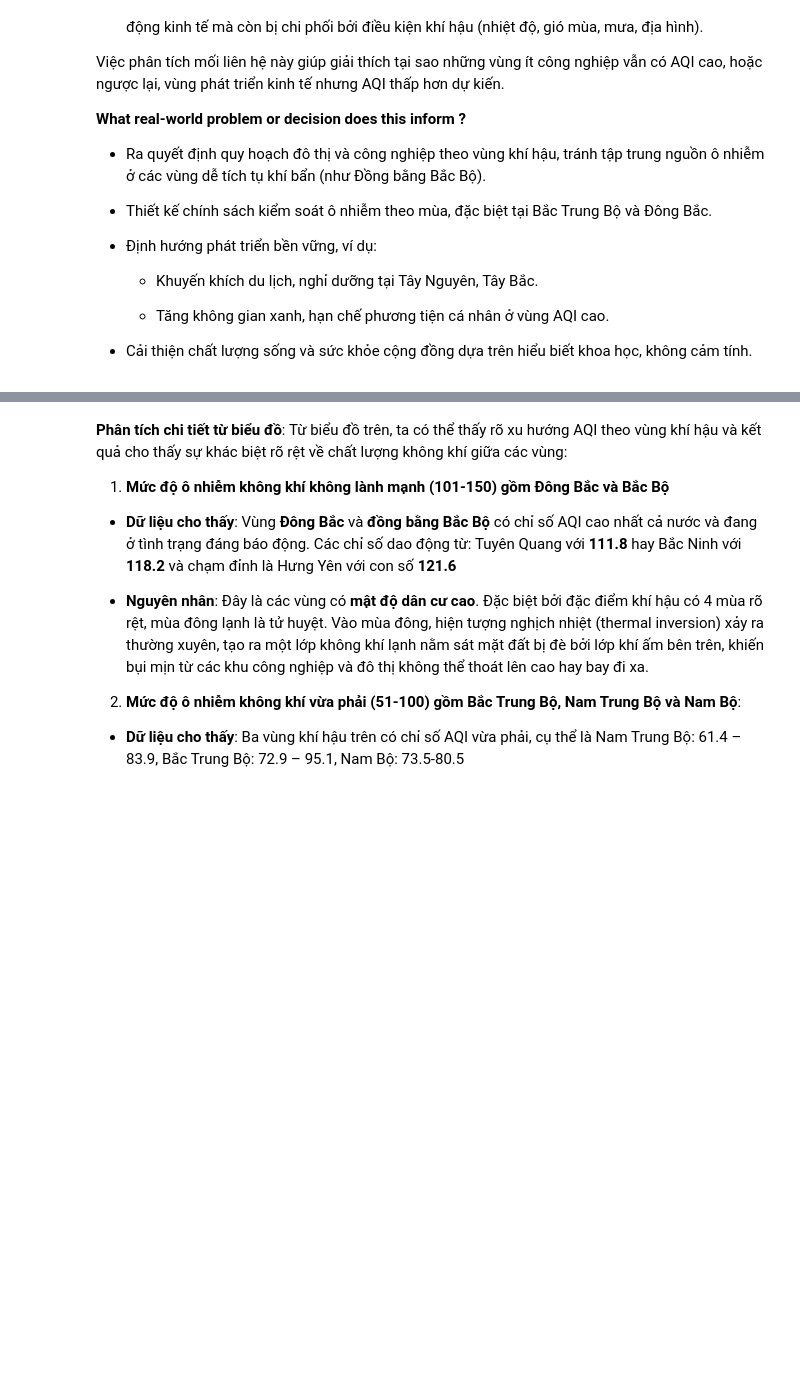
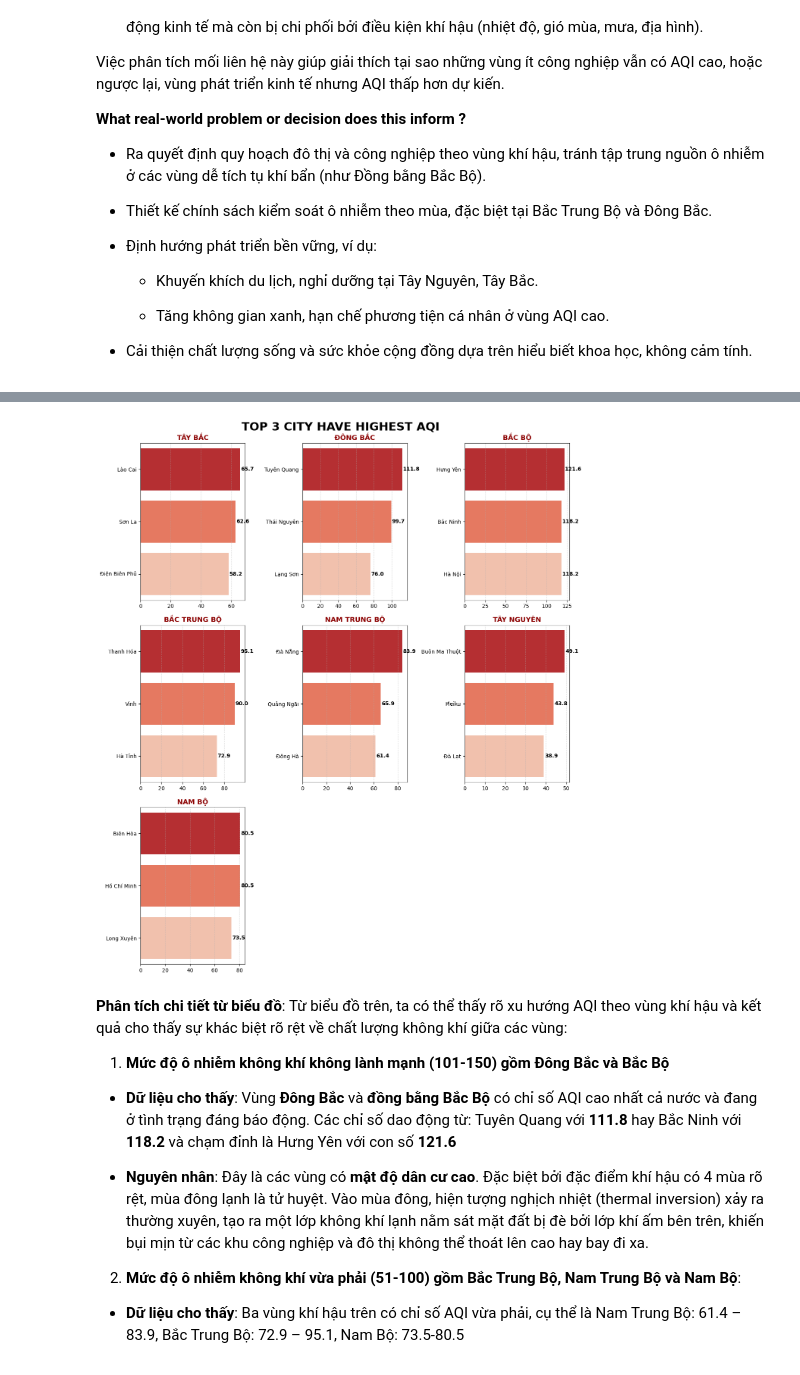
Before and after one commit to TrNguyenMQuan/VietNam_PM2.5_Forecasting, a Jupyter notebook: notebooks/question.ipynb, the cells around one changed output, grey strips where cells are left out. Saved outputs shown, nothing was run; the diff lists cells and outputs as text; code cells hidden in the pictures; blank space fills up the shorter version.

```diff
--- a/notebooks/question.ipynb
+++ b/notebooks/question.ipynb
@@ -83,3 +83,73 @@ plt.show()
+# %%
+# Set up data
+region_stats = df.groupby(['region', 'city'])['aqi'].mean().reset_index()
+target_regions = [
+    "Tây Bắc", "Đông Bắc", "Bắc Bộ",
+    "Bắc Trung Bộ", "Nam Trung Bộ", "Tây Nguyên",
+    "Nam Bộ"
+]
+
+# Draw chart: 3x3 layout
+fig, axes = plt.subplots(3, 3, figsize=(13, 15))
+fig.suptitle(
+    'TOP 3 CITY HAVE HIGHEST AQI',
+    fontsize=22,
+    fontweight='bold',
+    y=0.98
+)
+
+axes_flat = axes.flatten()  # 9 axes
+
+for i, region in enumerate(target_regions):
+    ax = axes_flat[i]
+
+    # Filter data by region
+    data = region_stats[region_stats['region'] == region]
+    top_3 = data.sort_values('aqi', ascending=False).head(3)
+
+    if not top_3.empty:
+        sns.barplot(
+            data=top_3,
+            x='aqi',
+            y='city',
+            hue='city',
+            legend=False,
+            ax=ax,
+            palette='Reds_r'
+        )
+
+        ax.set_title(
+            region.upper(),
+            fontsize=13,
+            fontweight='bold',
+            color='#8B0000'
+        )
+        ax.set_xlabel("")
+        ax.set_ylabel("")
+        ax.grid(axis='x', linestyle='--', alpha=0.5)
+
+        # Annotate AQI values
+        for idx, value in enumerate(top_3['aqi']):
+            ax.text(
+                value + 0.5,
+                idx,
+                f'{value:.1f}',
+                va='center',
+                fontsize=10,
+                fontweight='bold'
+            )
+    else:
+        ax.text(0.5, 0.5, "Don't have data", ha='center', va='center')
+        ax.set_title(region)
+
+# Hide unused axes (2 ô trống cuối)
+for j in range(len(target_regions), len(axes_flat)):
+    axes_flat[j].axis('off')
+
+plt.tight_layout()
+plt.show()
+# %% [output]
+[figure, added]
 # %% [markdown]
 **Phân tích chi tiết từ biểu đồ**: Từ biểu đồ trên, ta có thể thấy rõ xu hướng AQI theo vùng khí hậu và kết quả cho thấy sự khác biệt rõ rệt về chất lượng không khí giữa các vùng:
 1. **Mức độ ô nhiễm không khí không lành mạnh (101-150) gồm Đông Bắc và Bắc Bộ**
```
Also changed, not shown: parts of 1 cell of this notebook, 1 other file.
